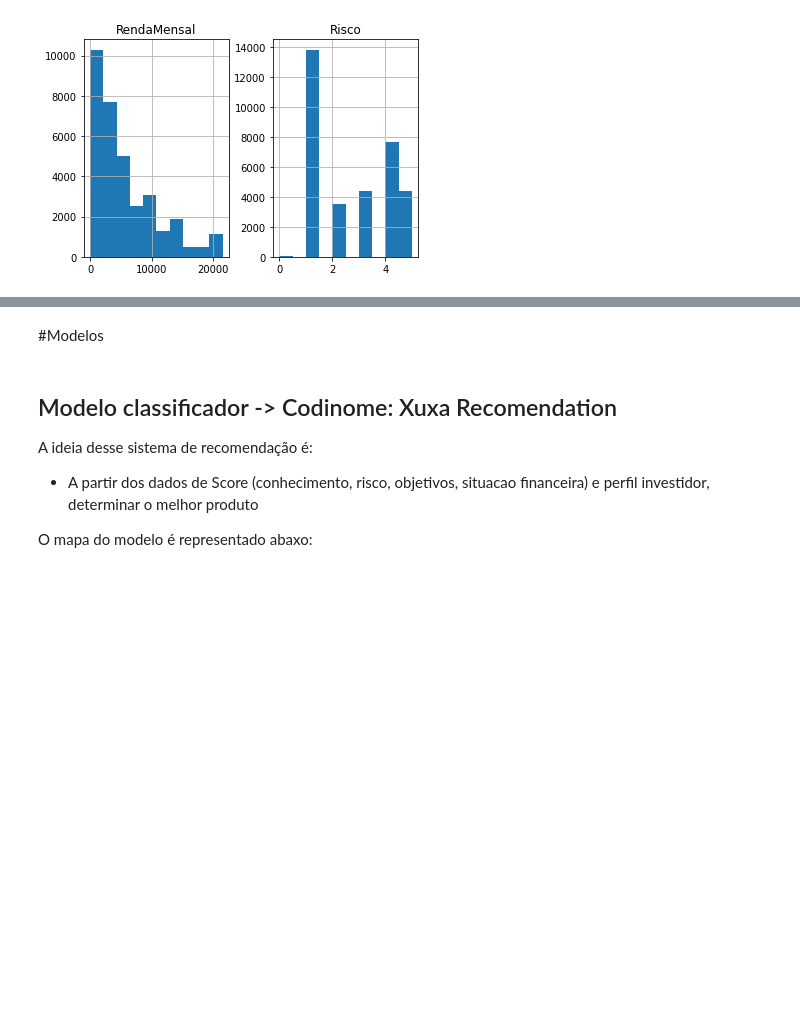
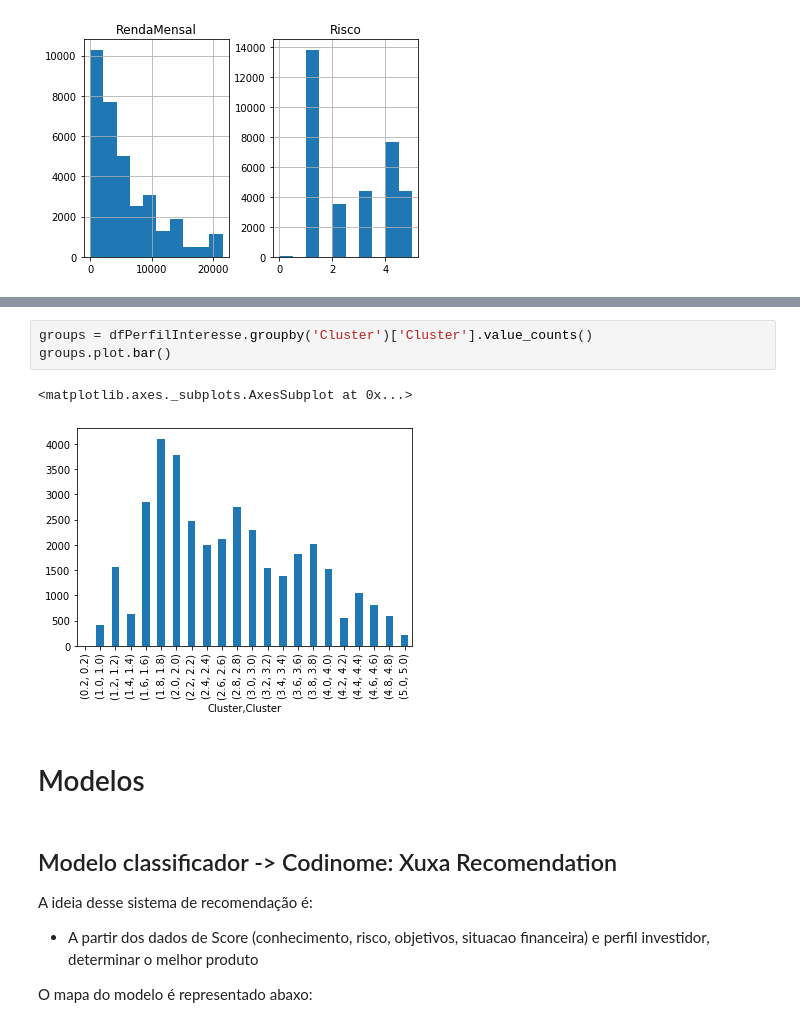
Before and after one commit to wellington-santana/pi-investimentos, a Jupyter notebook: eda_hackathon_trilha_usuario.ipynb, the cells around one changed output, grey strips where cells are left out. Cells and saved outputs as stored; diff of their text form; blank space fills up the shorter version.

```diff
--- a/eda_hackathon_trilha_usuario.ipynb
+++ b/eda_hackathon_trilha_usuario.ipynb
@@ -359,5 +380,11 @@ Há grande concentração de salário até 5 mil reais e distribuição equilibr
+# %%
+groups = dfPerfilInteresse.groupby('Cluster')['Cluster'].value_counts()
+groups.plot.bar()
+# %% [output]
+<matplotlib.axes._subplots.AxesSubplot at 0x...>
+[figure, added]
 # %% [markdown]
-#Modelos
+# Modelos
 # %% [markdown]
 ## Modelo classificador -> Codinome: Xuxa Recomendation
 
```
Also changed, not shown: parts of 68 cells of this notebook, 34 other files.
